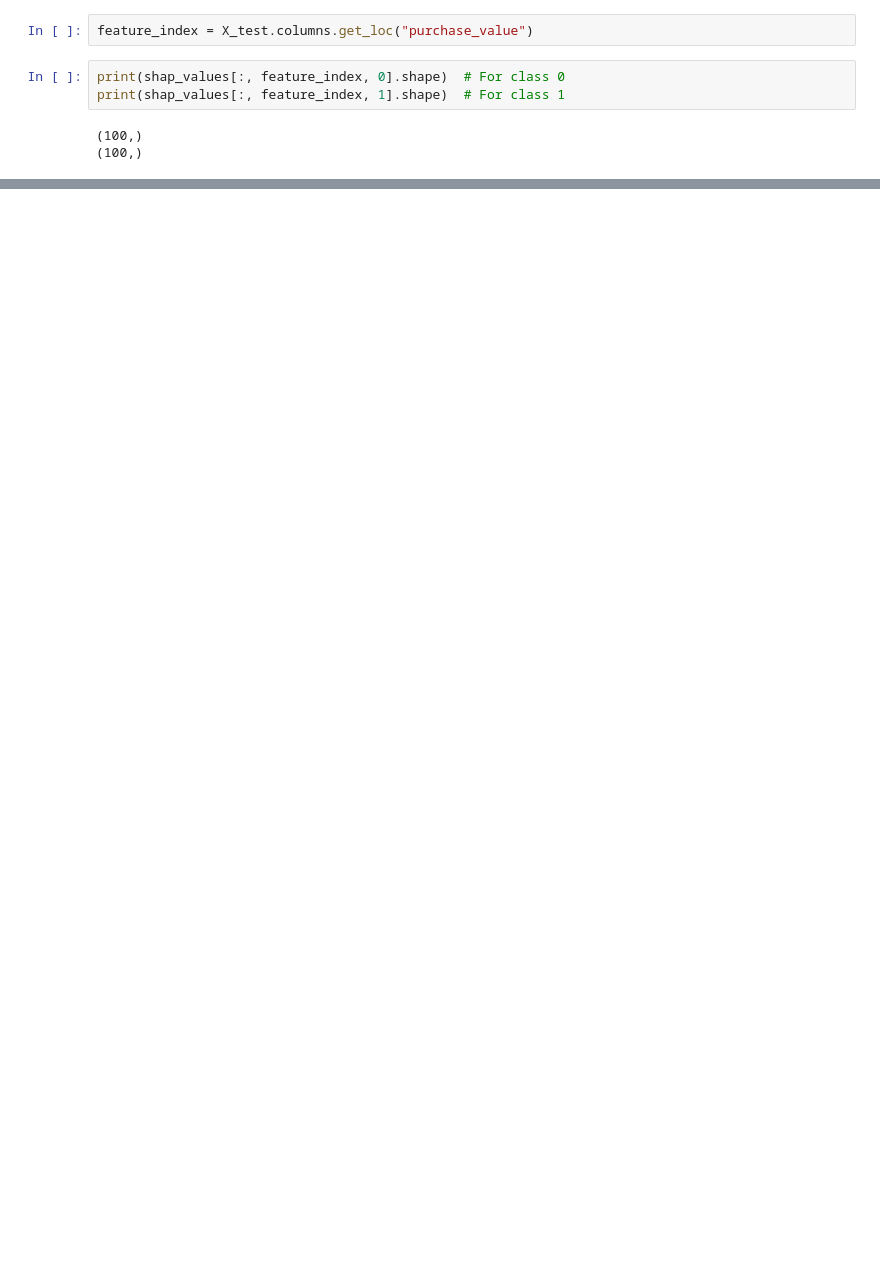
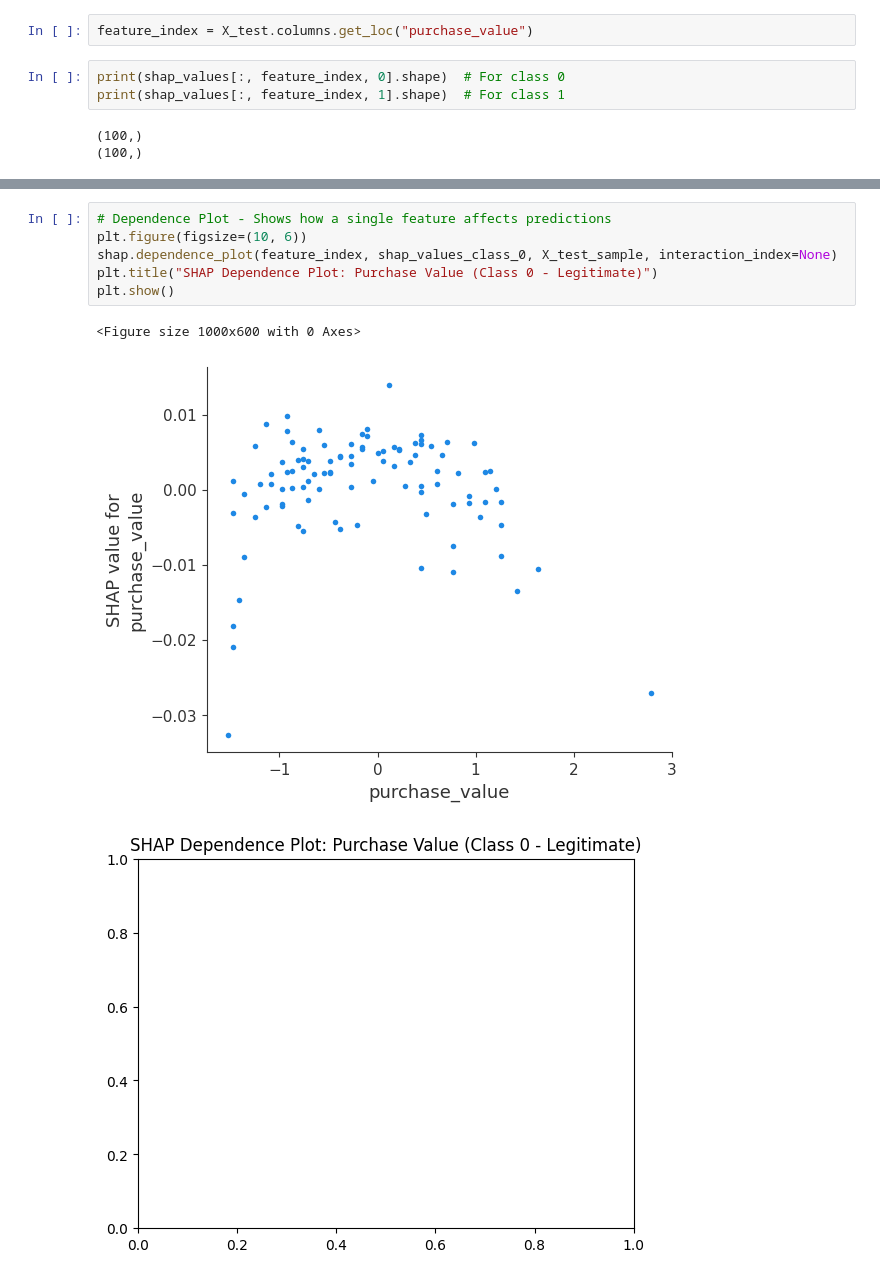
Before and after one commit to Roman0290/fraud-detection-ecommerce-banking, a Jupyter notebook: notebooks/Model_Explainability.ipynb, the cells around one changed output, grey strips where cells are left out. Cells and saved outputs as stored; diff of their text form; blank space fills up the shorter version.

```diff
--- a/notebooks/Model_Explainability.ipynb
+++ b/notebooks/Model_Explainability.ipynb
@@ -100,0 +98,10 @@ ValueError: cannot reshape array of size 0 into shape (13,1)
+# %%
+# Dependence Plot - Shows how a single feature affects predictions
+plt.figure(figsize=(10, 6))
+shap.dependence_plot(feature_index, shap_values_class_0, X_test_sample, interaction_index=None)
+plt.title("SHAP Dependence Plot: Purchase Value (Class 0 - Legitimate)")
+plt.show()
+# %% [output]
+<Figure size 1000x600 with 0 Axes>
+[figure, added]
+[figure, added]
```
Also changed, not shown: parts of 19 cells of this notebook, 20 other files.
